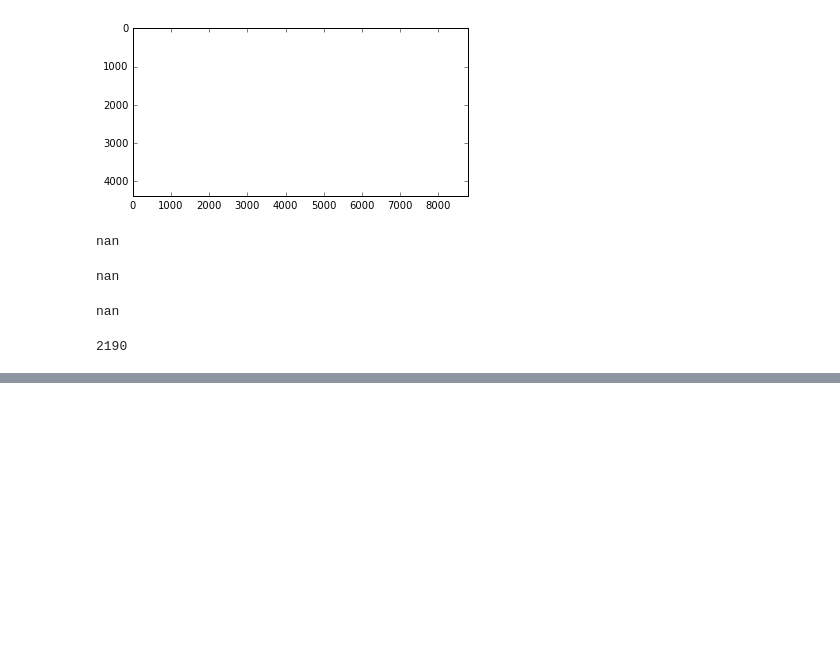
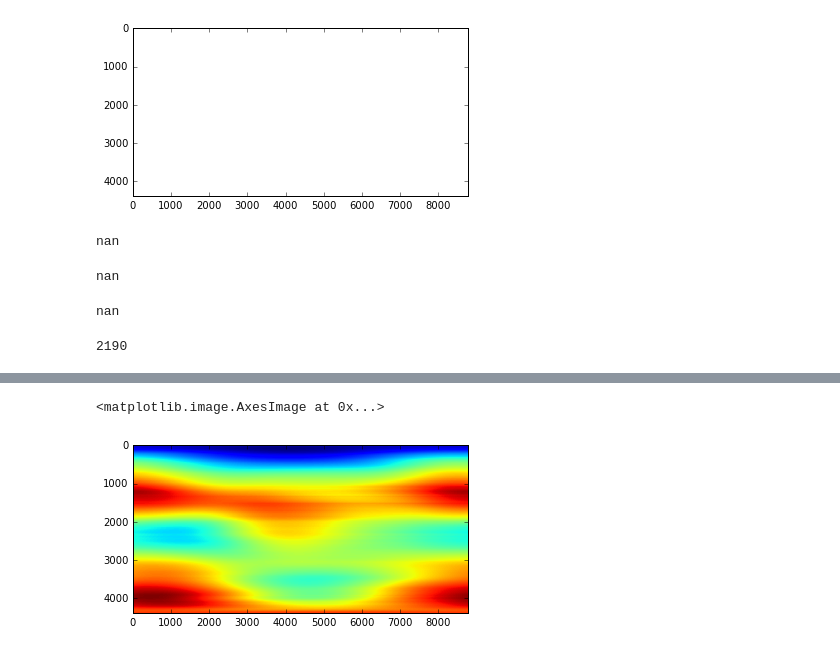
Before and after one commit to korin-worm-code/GravityTomo, a Jupyter notebook: GravTomo.ipynb, the cells around one changed output, grey strips where cells are left out. Cells and saved outputs as stored; diff of their text form; code cells hidden in the pictures; blank space fills up the shorter version.

```diff
--- a/GravTomo.ipynb
+++ b/GravTomo.ipynb
@@ -161,0 +192,5 @@ sht.classes.DHGrid
+# %%
+plt.imshow(tomo_r1)
+# %% [output]
+<matplotlib.image.AxesImage at 0x...>
+[figure, added]
```
Also changed, not shown: parts of 18 cells of this notebook.
